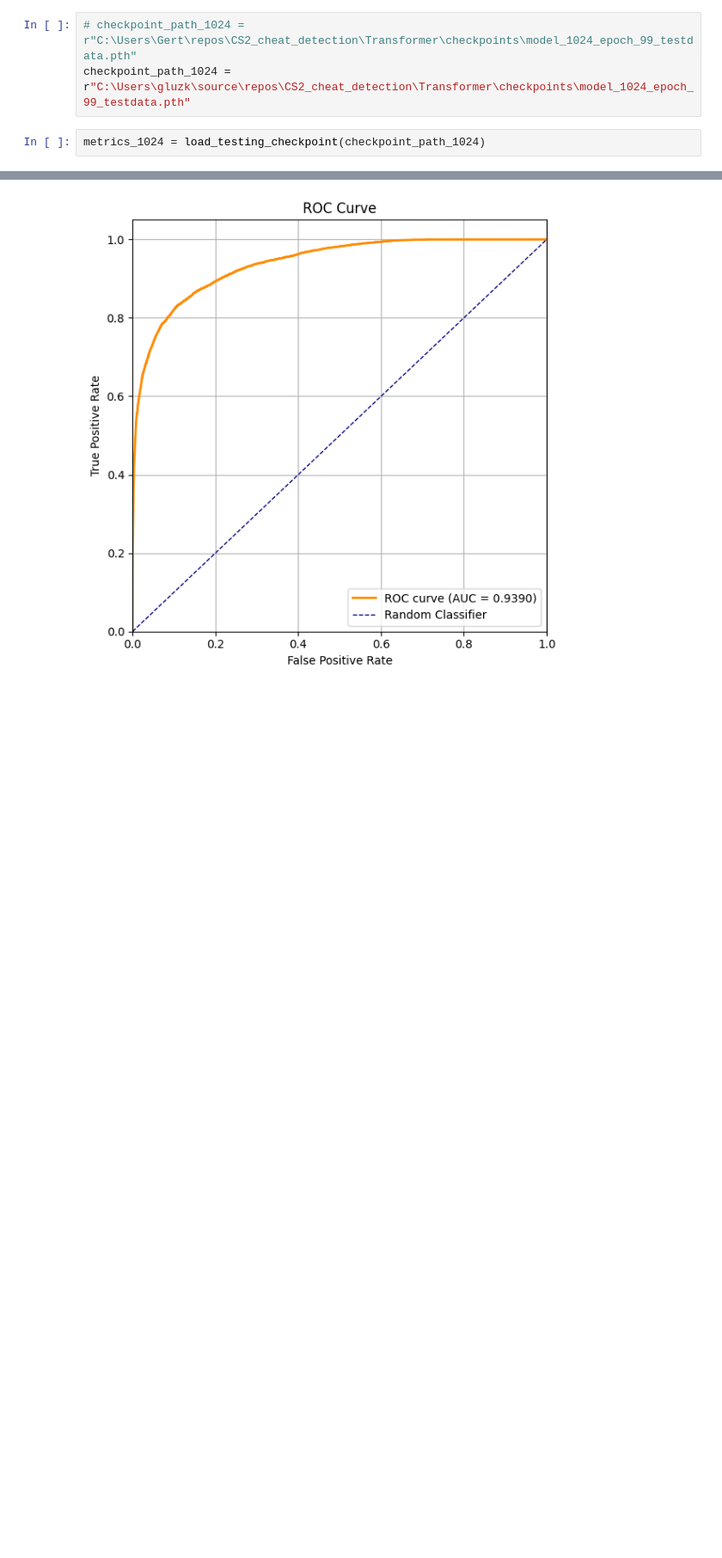
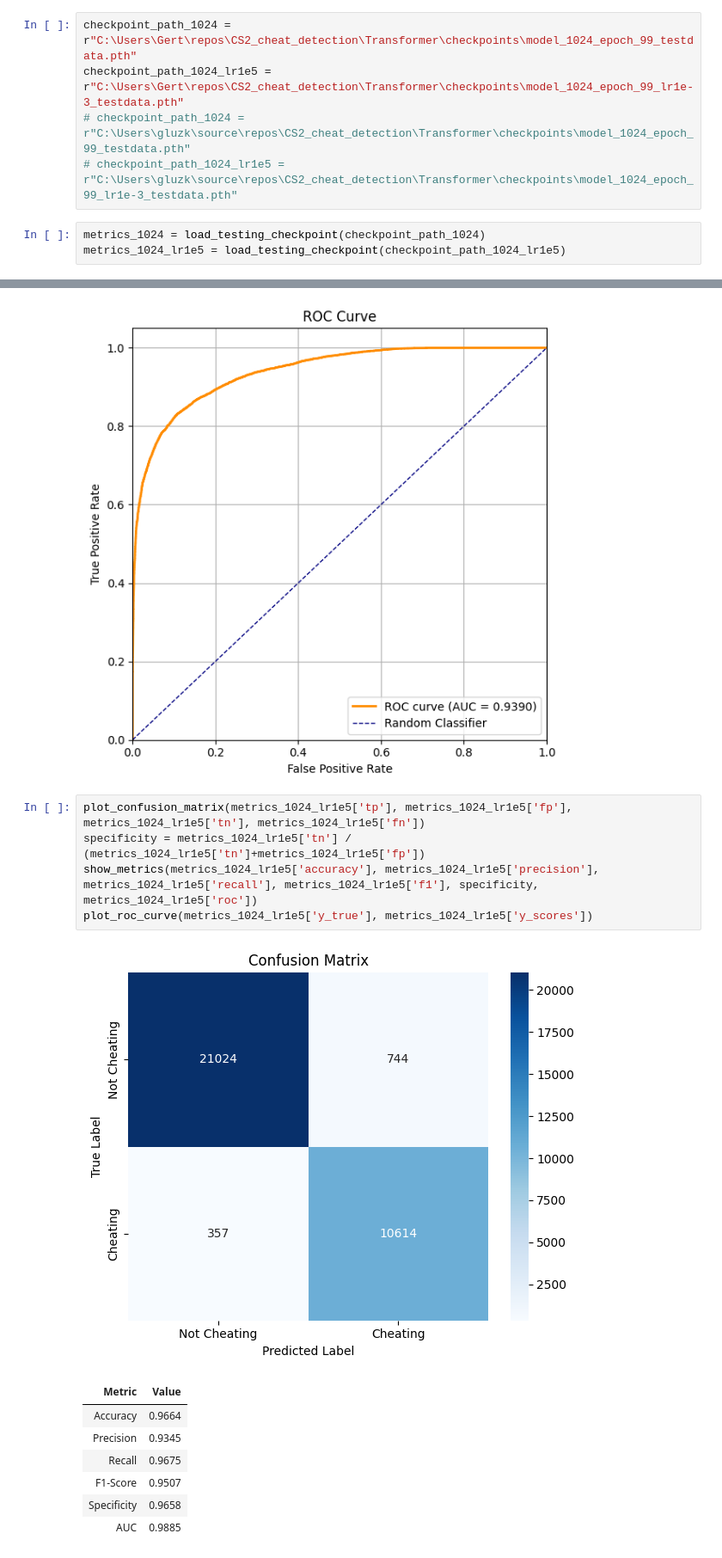
Before and after one commit to Pinkvinus/CS2_cheat_detection, a Jupyter notebook: Transformer/visualization/visualize_testing.ipynb, the cells around one changed output, grey strips where cells are left out. Shown at 86% size. Saved outputs shown, nothing was run; the diff lists cells and outputs as text; blank space fills up the shorter version.

```diff
--- a/Transformer/visualization/visualize_testing.ipynb
+++ b/Transformer/visualization/visualize_testing.ipynb
@@ -5,10 +5,13 @@ import os
 import matplotlib.gridspec as gridspec
 from visualization_utils import plot_confusion_matrix, load_testing_checkpoint, show_metrics, plot_roc_curve
 # %%
-# checkpoint_path_1024 = r"C:\Users\Gert\repos\CS2_cheat_detection\Transformer\checkpoints\model_1024_epoch_99_testdata.pth"
-checkpoint_path_1024 = r"C:\Users\gluzk\source\repos\CS2_cheat_detection\Transformer\checkpoints\model_1024_epoch_99_testdata.pth"
+checkpoint_path_1024 = r"C:\Users\Gert\repos\CS2_cheat_detection\Transformer\checkpoints\model_1024_epoch_99_testdata.pth"
+checkpoint_path_1024_lr1e5 = r"C:\Users\Gert\repos\CS2_cheat_detection\Transformer\checkpoints\model_1024_epoch_99_lr1e-3_testdata.pth"
+# checkpoint_path_1024 = r"C:\Users\gluzk\source\repos\CS2_cheat_detection\Transformer\checkpoints\model_1024_epoch_99_testdata.pth"
+# checkpoint_path_1024_lr1e5 = r"C:\Users\gluzk\source\repos\CS2_cheat_detection\Transformer\checkpoints\model_1024_epoch_99_lr1e-3_testdata.pth"
 # %%
 metrics_1024 = load_testing_checkpoint(checkpoint_path_1024)
+metrics_1024_lr1e5 = load_testing_checkpoint(checkpoint_path_1024_lr1e5)
 # %%
 plot_confusion_matrix(metrics_1024['tp'], metrics_1024['fp'], metrics_1024['tn'], metrics_1024['fn'])
 specificity = metrics_1024['tn'] / (metrics_1024['tn']+metrics_1024['fp'])
@@ -24,3 +27,17 @@ plot_roc_curve(metrics_1024['y_true'], metrics_1024['y_scores'])
 | Specificity | 0.9457 |
 | AUC | 0.9390 |
 [figure]
+# %%
+plot_confusion_matrix(metrics_1024_lr1e5['tp'], metrics_1024_lr1e5['fp'], metrics_1024_lr1e5['tn'], metrics_1024_lr1e5['fn'])
+specificity = metrics_1024_lr1e5['tn'] / (metrics_1024_lr1e5['tn']+metrics_1024_lr1e5['fp'])
+show_metrics(metrics_1024_lr1e5['accuracy'], metrics_1024_lr1e5['precision'], metrics_1024_lr1e5['recall'], metrics_1024_lr1e5['f1'], specificity, metrics_1024_lr1e5['roc'])
+plot_roc_curve(metrics_1024_lr1e5['y_true'], metrics_1024_lr1e5['y_scores'])
+# %% [output]
+[figure, added]
+| Metric | Value |
+| Accuracy | 0.9664 |
+| Precision | 0.9345 |
+| Recall | 0.9675 |
+| F1-Score | 0.9507 |
+| Specificity | 0.9658 |
+| AUC | 0.9885 |
```
Also changed, not shown: parts of 1 cell of this notebook, 4 other files.
